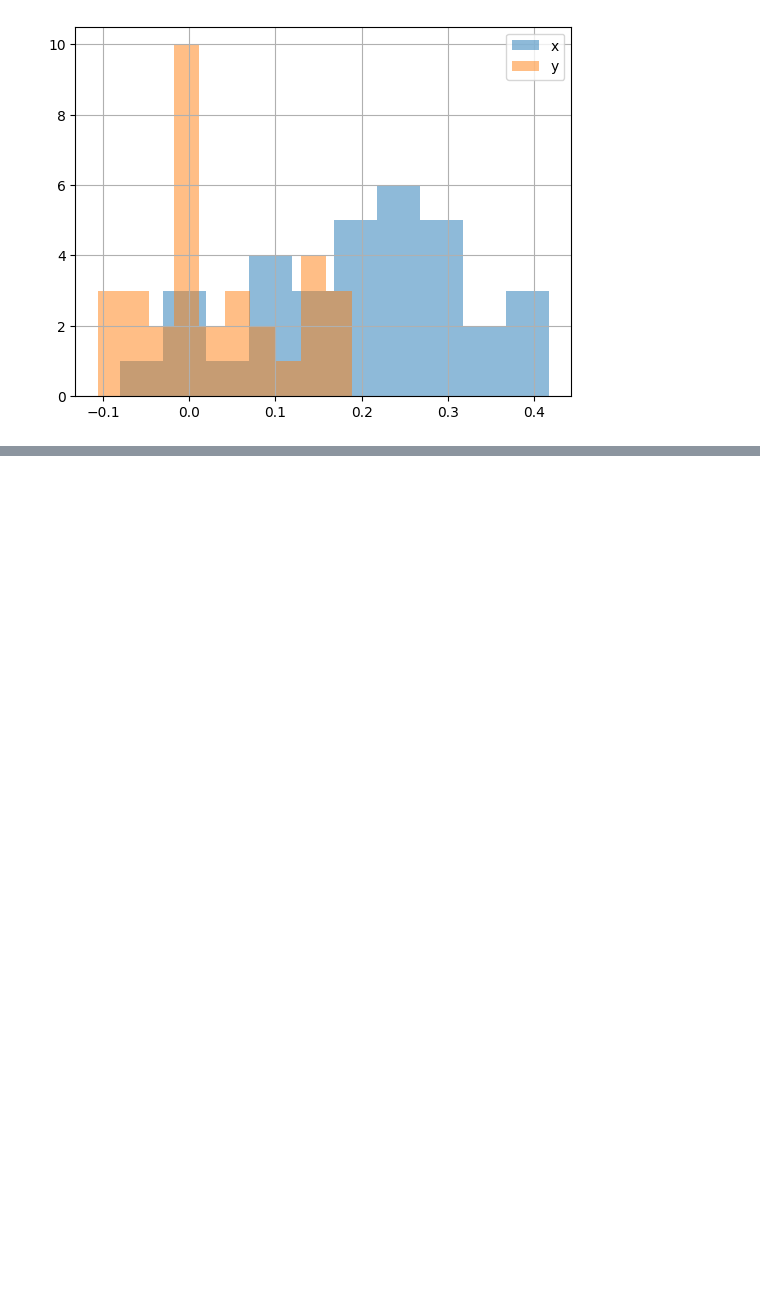
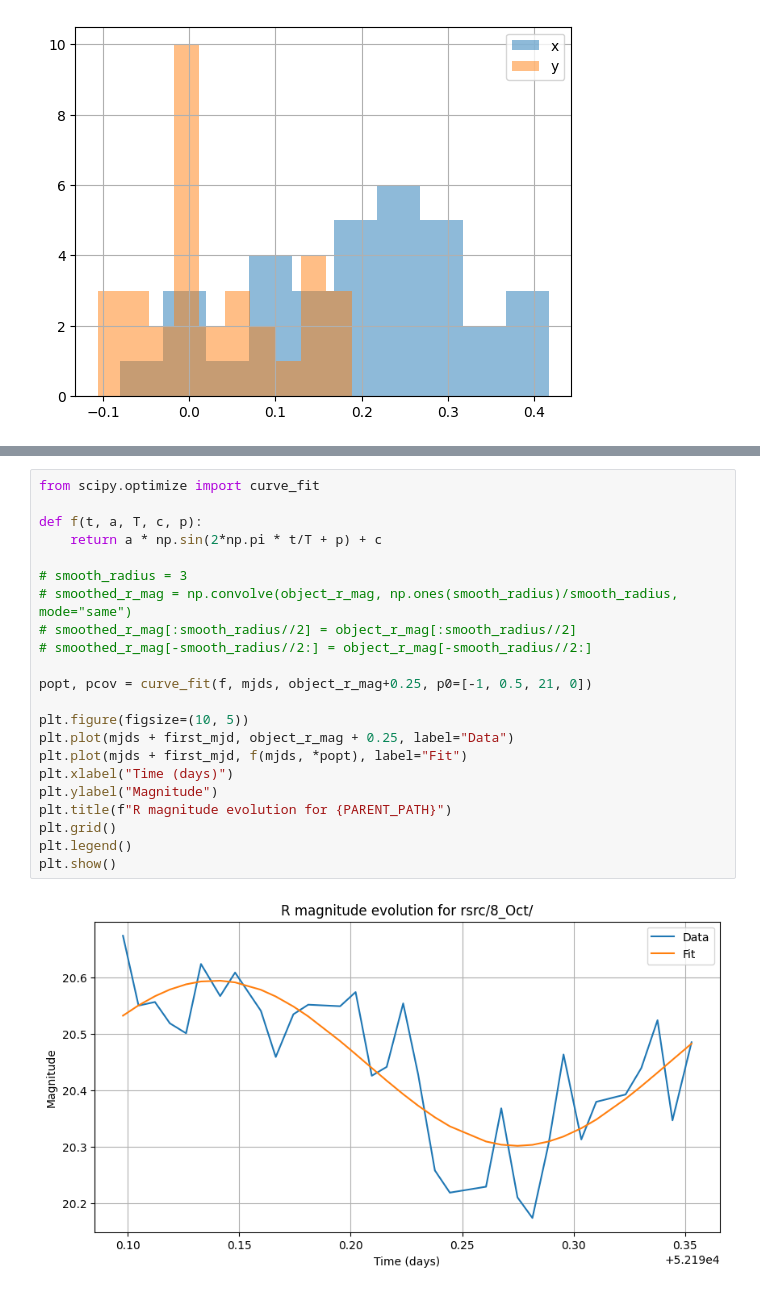
Before and after one commit to LeiRoF/M2-Kuiper-Belt-Object, a Jupyter notebook: Report.ipynb, the cells around one changed output, grey strips where cells are left out. Saved outputs shown, nothing was run; the diff lists cells and outputs as text; blank space fills up the shorter version.

```diff
--- a/Report.ipynb
+++ b/Report.ipynb
@@ -423,0 +365,24 @@ plt.show()
+# %%
+from scipy.optimize import curve_fit
+
+def f(t, a, T, c, p):
+    return a * np.sin(2*np.pi * t/T + p) + c
+
+# smooth_radius = 3
+# smoothed_r_mag = np.convolve(object_r_mag, np.ones(smooth_radius)/smooth_radius, mode="same")
+# smoothed_r_mag[:smooth_radius//2] = object_r_mag[:smooth_radius//2]
+# smoothed_r_mag[-smooth_radius//2:] = object_r_mag[-smooth_radius//2:]
+
+popt, pcov = curve_fit(f, mjds, object_r_mag+0.25, p0=[-1, 0.5, 21, 0])
+
+plt.figure(figsize=(10, 5))
+plt.plot(mjds + first_mjd, object_r_mag + 0.25, label="Data")
+plt.plot(mjds + first_mjd, f(mjds, *popt), label="Fit")
+plt.xlabel("Time (days)")
+plt.ylabel("Magnitude")
+plt.title(f"R magnitude evolution for {PARENT_PATH}")
+plt.grid()
+plt.legend()
+plt.show()
+# %% [output]
+[figure, added]
```
Also changed, not shown: parts of 10 cells of this notebook, 3 other files.
